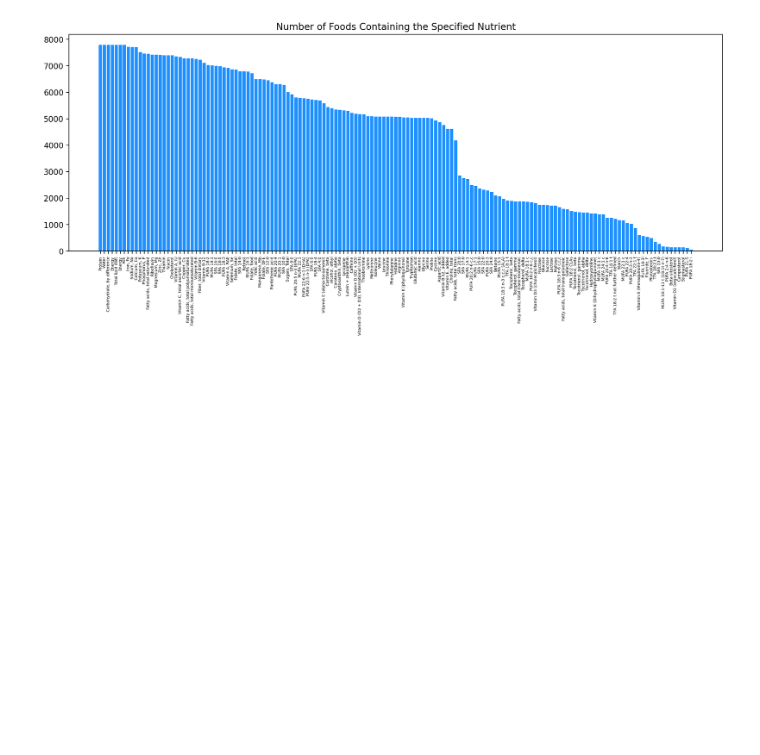
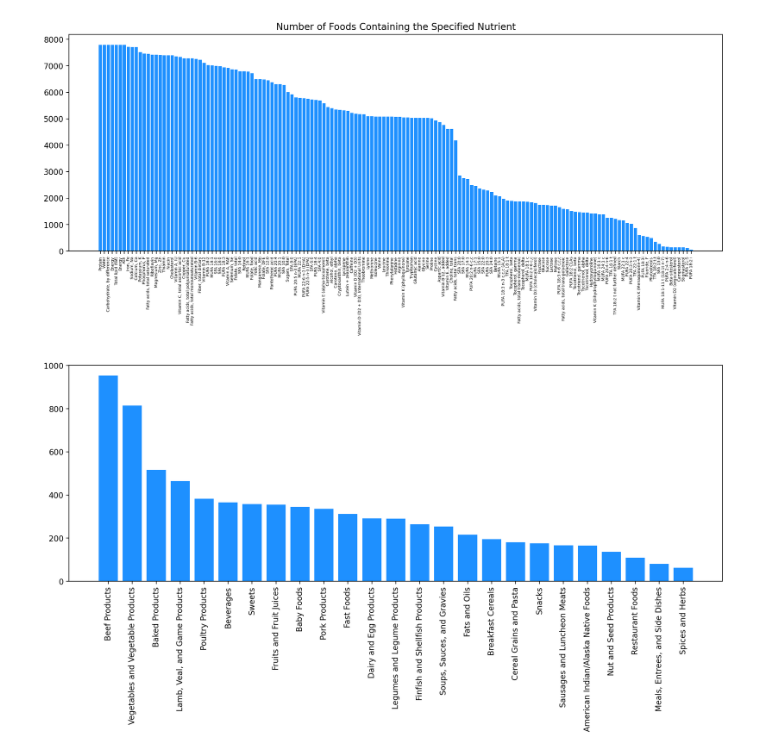
Before and after one commit to nicolasmatthewlee/foodstats-analysis, a Jupyter notebook: notebooks/sr-legacy-exploration.ipynb, the cells around one changed output. Cells and saved outputs as stored; diff of their text form; code cells hidden in the pictures; blank space fills up the shorter version.

```diff
--- a/notebooks/sr-legacy-exploration.ipynb
+++ b/notebooks/sr-legacy-exploration.ipynb
@@ -42,6 +43,7 @@ sr_legacy_path='../../FoodData_Central_sr_legacy_food_csv_ 2019-04-02'
 food=pd.read_csv(f'{sr_legacy_path}/food.csv')
 food_nutrient=pd.read_csv(f'{sr_legacy_path}/food_nutrient.csv')
 nutrient_info=pd.read_csv(f'{fdc_path}/nutrient.csv')
+food_category=pd.read_csv(f'{fdc_path}/food_category.csv')
 # %% [markdown]
 ### i. save dict from 'id' to 'name' in JSON file
 # %%
@@ -63,6 +65,10 @@ nutrient_amounts=food_nutrient[['nutrient_id','amount','fdc_id']].groupby('nutri
 nutrient_id_to_name=nutrient_info[['id','name']].set_index('id').to_dict()['name']
 food_id_to_description=pd.Series(food.description.values,index=food.fdc_id).to_dict()
 nutrient_id_to_unit=pd.Series(nutrient_info.unit_name.values,index=nutrient_info.id).to_dict()
+# %%
+category_id_to_description=pd.Series(food_category['description'].values,index=food_category['id']).to_dict()
+food['food_category_name']=food.apply(lambda x:category_id_to_description[x['food_category_id']],axis=1)
+fdc_id_to_food_category=pd.Series(food['food_category_name'].values,index=food.fdc_id).to_dict()
 # %%
 # calculate the percentile of an amount, using the data for each nutrient
 print(calcPercentile(nutrient_amounts.get_group(1003)['amount'],2),'%')
@@ -126,3 +136,16 @@ ax.set_xticklabels(labels);
 ax.tick_params(axis='x',rotation=90,labelsize=5)
 # %% [output]
 [figure]
+# %%
+category_id_to_description=pd.Series(food_category['description'].values,index=food_category['id']).to_dict()
+
+category_counts=food['food_category_id'].value_counts().sort_values(ascending=False).to_dict()
+labels=list(map(lambda x:category_id_to_description[x],category_counts.keys()))
+
+fig,ax=plt.subplots(figsize=(15,5))
+ax.bar(list(range(len(labels))),category_counts.values(),color='dodgerblue')
+ax.set_xticks(list(range(len(labels))))
+ax.set_xticklabels(labels);
+ax.tick_params(axis='x',rotation=90)
+# %% [output]
+[figure, added]
```
Also changed, not shown: parts of 2 cells of this notebook.
